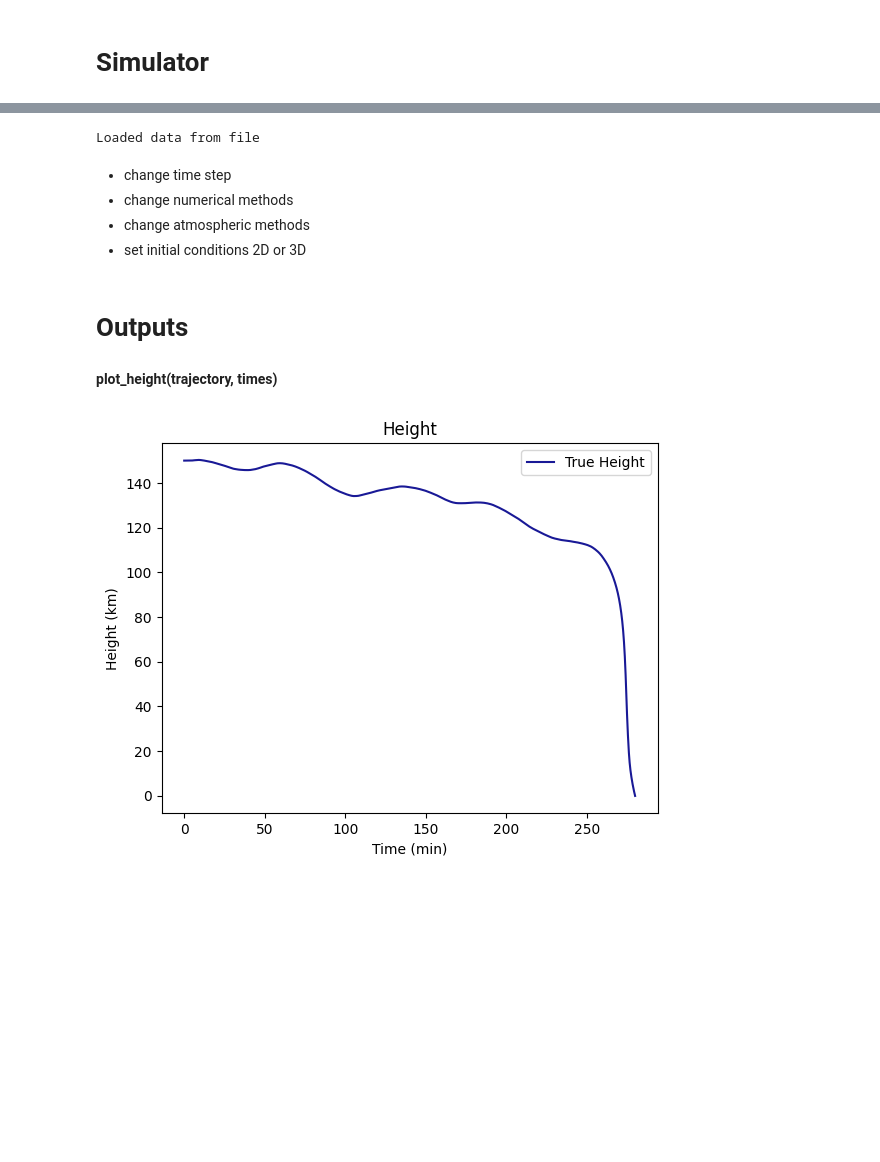
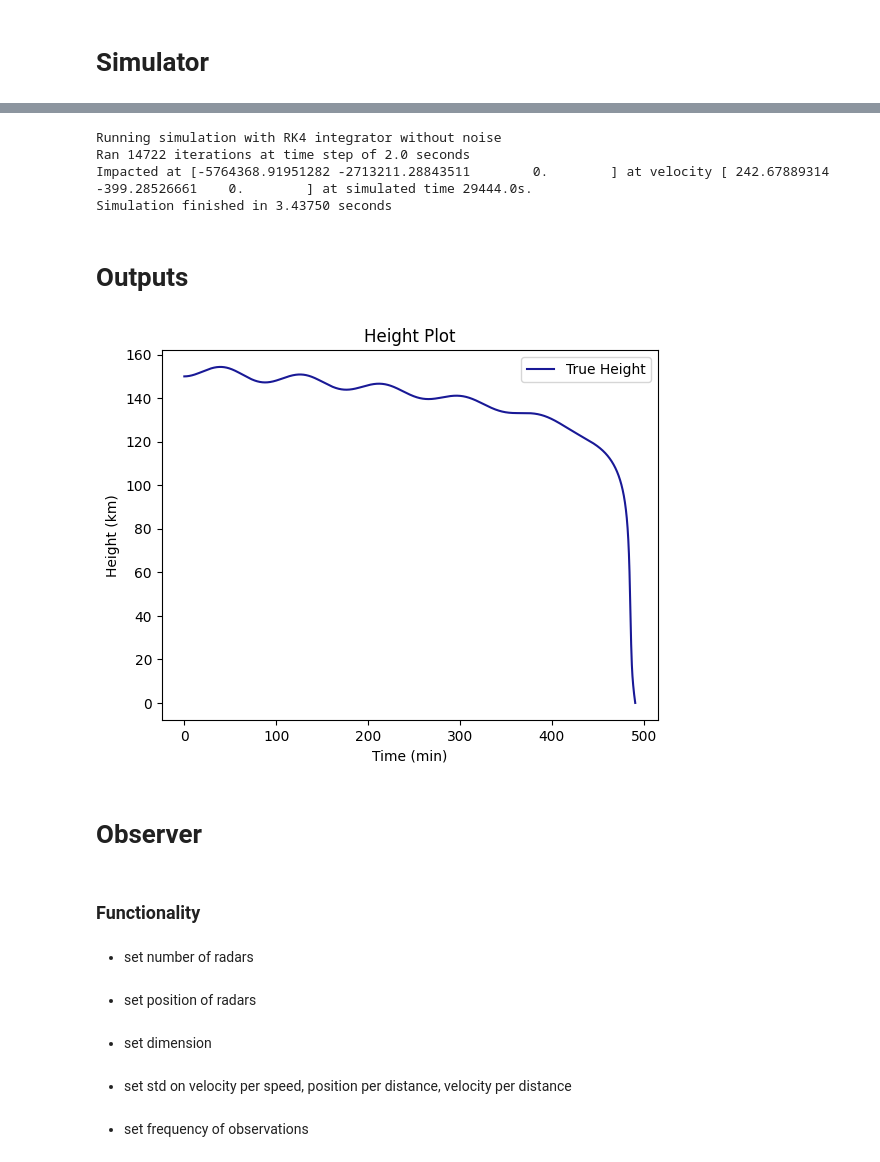
Before and after one commit to brendanbennett/deorbiter, a Jupyter notebook: examples/presentation.ipynb, the cells around one changed output, grey strips where cells are left out. Drawn from its saved outputs; the diff is of its cells as text; code cells hidden in the pictures; blank space fills up the shorter version.

```diff
--- a/examples/presentation.ipynb
+++ b/examples/presentation.ipynb
@@ -11,37 +33,29 @@ from deorbit.utils.plotting import plot_trajectories, plot_height, plot_trajecto
 # %%
-save_path = "eg/sim_example_noise/" #take care to delete this data file when making changes to initial set up
+save_path = "eg/EKF_3D/" #take care to delete this data file when making changes to initial set up
 
 sim_data = load_sim_data(save_path)
 sim_config = load_sim_config(save_path)
+sim_data = None
 
-#this takes roughly 10 seconds
+#this takes roughly 5 seconds
 if sim_data is None or sim_config is None:
     np.random.seed(0)
     sim = deorbit.simulator.run(
         "RK4",
         "coesa_atmos_fast",
-        initial_state=np.array((deorbit.constants.EARTH_RADIUS + 150000, 0, 0, 7820)),
+        initial_state=np.array((deorbit.constants.EARTH_RADIUS + 150000, 0, 0, 0, 7820, 0)),
         time_step=2,
-        noise_types = {"gaussian": {"noise_strength": 0.01}, "impulse": {"impulse_strength": 0.1, "impulse_probability": 1e-5}},
+     #   noise_types = {"gaussian": {"noise_strength": 0.01}, "impulse": {"impulse_strength": 0.1, "impulse_probability": 1e-5}},
     )
     sim_data = sim.gather_data()
     sim_config = sim.export_config()
-    sim.save_data(save_path)
+    #sim.save_data(save_path)
 else:
     print("Loaded data from file")
 # %% [output]
-Loaded data from file
+Running simulation with RK4 integrator without noise
+Ran 14722 iterations at time step of 2.0 seconds
+Impacted at [-5764368.91951282 -2713211.28843511        0.        ] at velocity [ 242.67889314 -399.28526661    0.        ] at simulated time 29444.0s.
+Simulation finished in 3.43750 seconds
-# %% [markdown]
-- change time step
-- change numerical methods
-- change atmospheric methods
-- set initial conditions 2D or 3D
 # %% [markdown]
 # Outputs
-# %% [markdown]
-__plot_height(trajectory, times)__
-# %%
-traj = sim_data.state_array()[:, :2]
-plot_height(traj, sim_data.times)
-# %% [output]
-[figure, removed]
@@ -49,0 +62,11 @@ jupyter nbconvert 'C:\Users\court\Documents\masters\Group Project\mir-orbiter\ex
+# %%
+sim_states = sim_data.state_array()
+sim_times = sim_data.times
+traj = sim_data.state_array()[:, :3]
+plot_height(traj, sim_times, title = 'Height Plot')
+# %% [output]
+[figure, added]
+# %% [markdown]
+# Observer
+# %% [markdown]
+### Functionality
@@ -49,0 +76,10 @@ jupyter nbconvert 'C:\Users\court\Documents\masters\Group Project\mir-orbiter\ex
+# %% [markdown]
+- set number of radars
+# %% [markdown]
+- set position of radars
+# %% [markdown]
+- set dimension
+# %% [markdown]
+- set std on velocity per speed, position per distance, velocity per distance
+# %% [markdown]
+- set frequency of observations
```
Also changed, not shown: parts of 25 cells of this notebook, 4 other files.
